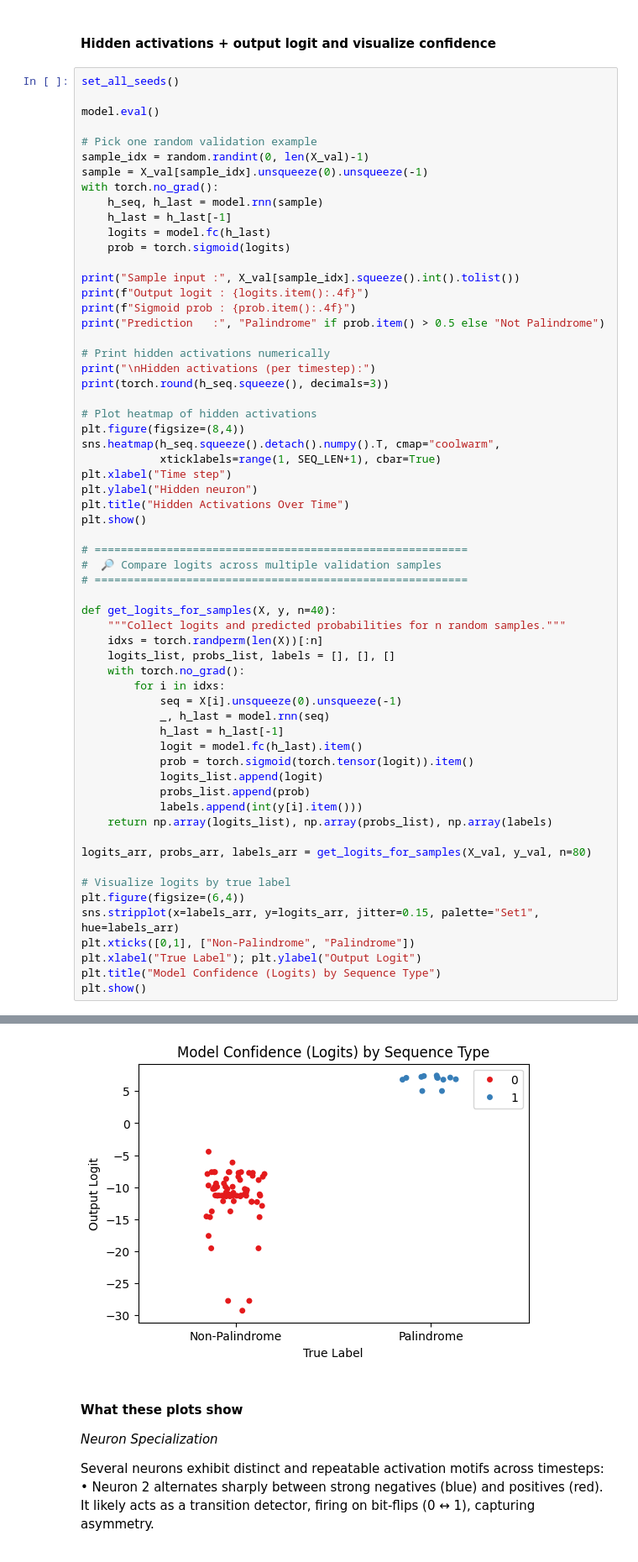
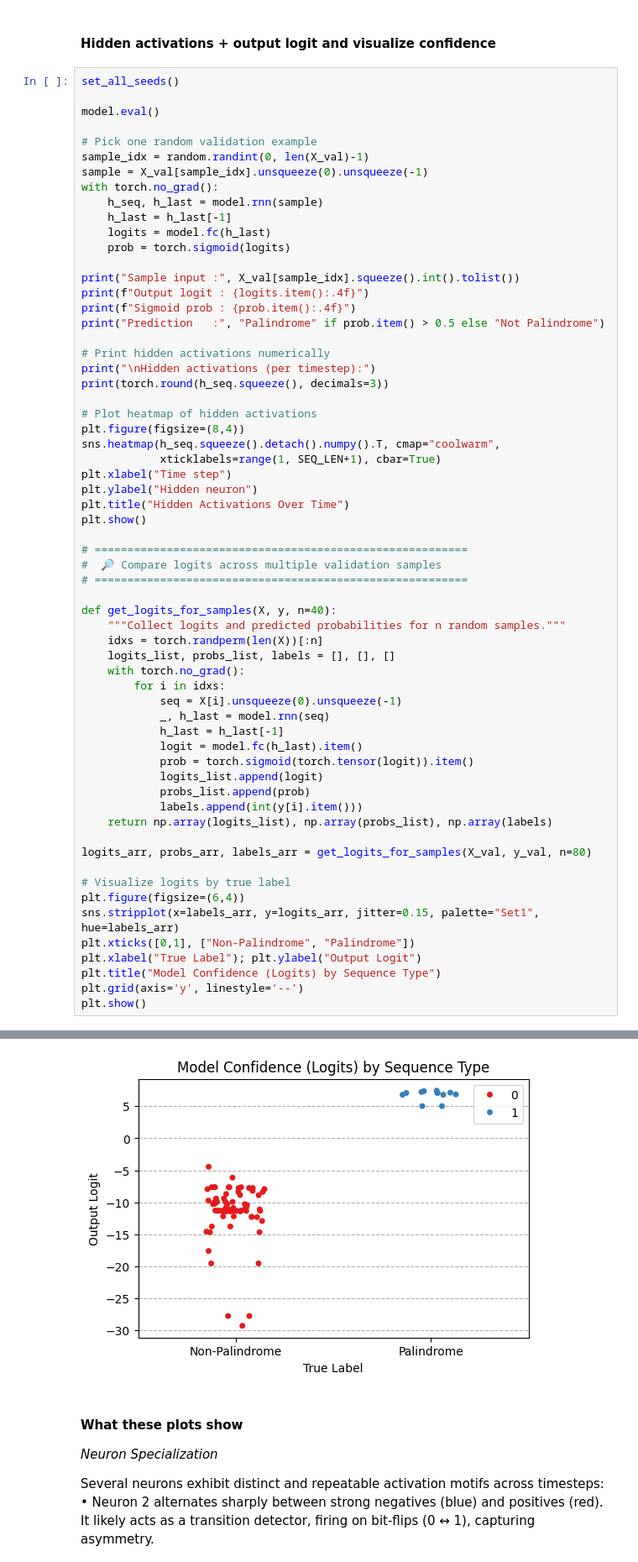
Before and after one commit to siliconshells/Mechanistic_Interpretability, a Jupyter notebook: mechanistic_interp.ipynb, the cells around one changed output, grey strips where cells are left out. Shown at 84% size. Drawn from its saved outputs; the diff is of its cells as text.

```diff
--- a/mechanistic_interp.ipynb
+++ b/mechanistic_interp.ipynb
@@ -320,34 +323,35 @@ def get_logits_for_samples(X, y, n=40):
             logit = model.fc(h_last).item()
             prob = torch.sigmoid(torch.tensor(logit)).item()
             logits_list.append(logit)
             probs_list.append(prob)
             labels.append(int(y[i].item()))
     return np.array(logits_list), np.array(probs_list), np.array(labels)
 
 logits_arr, probs_arr, labels_arr = get_logits_for_samples(X_val, y_val, n=80)
 
 # Visualize logits by true label
 plt.figure(figsize=(6,4))
 sns.stripplot(x=labels_arr, y=logits_arr, jitter=0.15, palette="Set1", hue=labels_arr)
 plt.xticks([0,1], ["Non-Palindrome", "Palindrome"])
 plt.xlabel("True Label"); plt.ylabel("Output Logit")
 plt.title("Model Confidence (Logits) by Sequence Type")
+plt.grid(axis='y', linestyle='--')
 plt.show()
 # %% [output]
 Sample input : [0, 1, 0, 1, 0, 0]
 Output logit : -27.7748
 Sigmoid prob : 0.0000
 Prediction   : Not Palindrome
 
 Hidden activations (per timestep):
 tensor([[ 0.5920,  0.1280, -0.7910,  0.8690, -0.5960,  0.5080,  0.5600, -0.4950],
         [ 1.0000,  0.5460,  0.9570, -0.9360,  0.9970,  1.0000,  0.9650,  0.8720],
         [ 0.7740,  0.6740, -0.9850,  0.9890,  0.0670, -0.9590, -1.0000, -0.9880],
         [ 1.0000,  0.9750,  0.8890, -0.0110,  0.9990,  1.0000,  0.9900,  0.9940],
         [ 0.6260,  0.9920, -0.8630,  0.9240,  0.3830,  0.3940, -0.9990, -0.8100],
         [ 0.9510,  0.9960,  0.4310,  0.9980,  0.6290,  1.0000,  0.9990,  0.9940]])
 [figure]
-[figure, old version]
+[figure, new version]
 # %% [markdown]
 #### **What these plots show**
 
```
Also changed, not shown: parts of 4 cells of this notebook.
